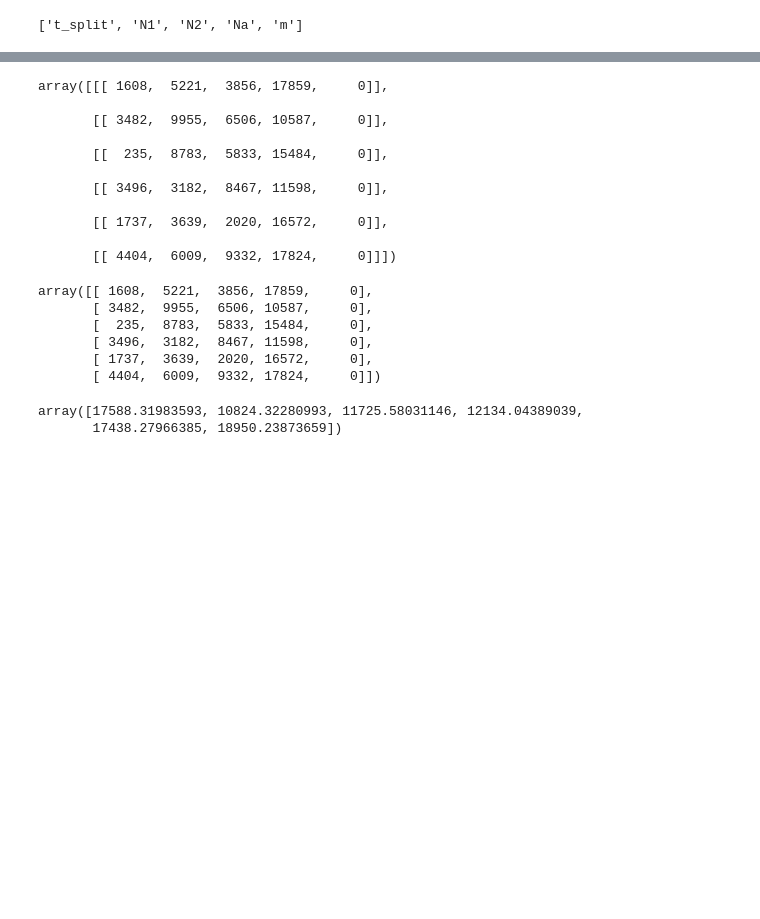
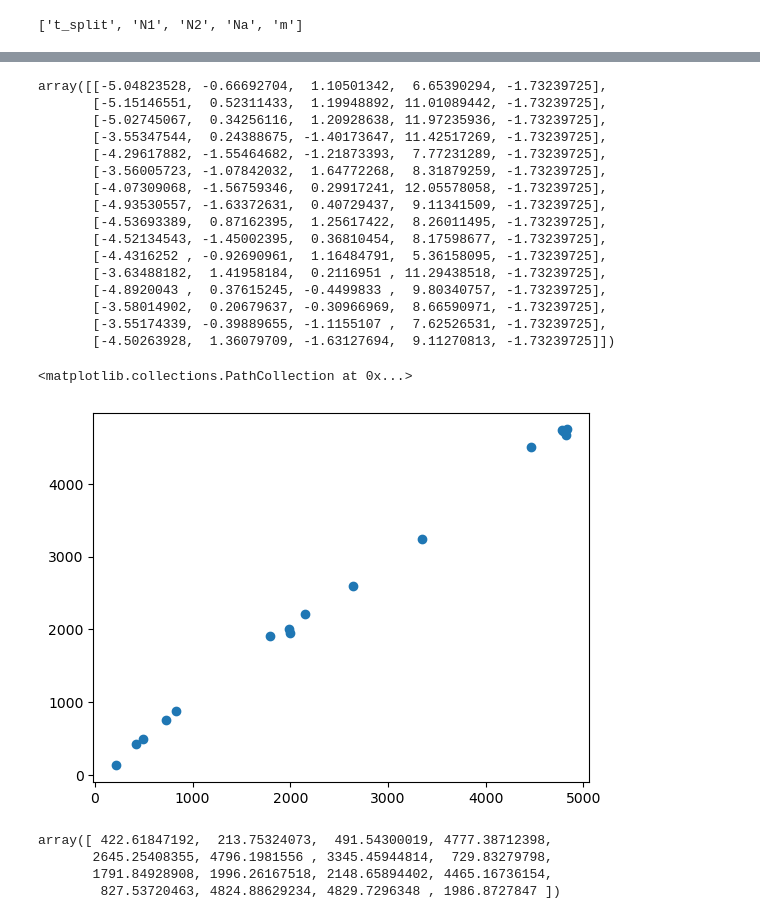
Before and after one commit to ak1376/Demographic_Inference, a Jupyter notebook: notebooks/debugging_MomentsLD.ipynb, the cells around one changed output, grey strips where cells are left out. Drawn from its saved outputs; the diff is of its cells as text; code cells hidden in the pictures; blank space fills up the shorter version.

Commit message:
MomentsLD Checkpoint and minor bug in ll

```diff
--- a/notebooks/debugging_MomentsLD.ipynb
+++ b/notebooks/debugging_MomentsLD.ipynb
@@ -322,7 +322,7 @@ sampled_params
 {'t_split': 3371, 'N1': 2274, 'N2': 8321, 'Na': 18377, 'm': 0}
 # %%
 import pickle
-with open('/sietch_colab/akapoor/Demographic_Inference/split_isolation_model_seed_42/sims/sims_pretrain_12_sims_inference_1_seed_42_num_replicates_10_top_values_5/preprocessing_results_obj.pkl', 'rb') as f:
+with open('/sietch_colab/akapoor/Demographic_Inference/split_isolation_model_seed_42/sims/sims_pretrain_20_sims_inference_1_seed_42_num_replicates_2_top_values_1/preprocessing_results_obj.pkl', 'rb') as f:
     data = pickle.load(f)
 # %%
 data.keys()
@@ -335,14 +364,19 @@ data['parameter_names']
 # %%
-data['training']['targets'][:,0,:,:]
+snn_results['training']['targets']
 # %% [output]
-array([[[ 1608,  5221,  3856, 17859,     0]],
-
-       [[ 3482,  9955,  6506, 10587,     0]],
-
-       [[  235,  8783,  5833, 15484,     0]],
-
-       [[ 3496,  3182,  8467, 11598,     0]],
-
-       [[ 1737,  3639,  2020, 16572,     0]],
-
-       [[ 4404,  6009,  9332, 17824,     0]]])
+array([[-5.04823528, -0.66692704,  1.10501342,  6.65390294, -1.73239725],
+       [-5.15146551,  0.52311433,  1.19948892, 11.01089442, -1.73239725],
+       [-5.02745067,  0.34256116,  1.20928638, 11.97235936, -1.73239725],
+       [-3.55347544,  0.24388675, -1.40173647, 11.42517269, -1.73239725],
+       [-4.29617882, -1.55464682, -1.21873393,  7.77231289, -1.73239725],
+       [-3.56005723, -1.07842032,  1.64772268,  8.31879259, -1.73239725],
+       [-4.07309068, -1.56759346,  0.29917241, 12.05578058, -1.73239725],
+       [-4.93530557, -1.63372631,  0.40729437,  9.11341509, -1.73239725],
+       [-4.53693389,  0.87162395,  1.25617422,  8.26011495, -1.73239725],
+       [-4.52134543, -1.45002395,  0.36810454,  8.17598677, -1.73239725],
+       [-4.4316252 , -0.92690961,  1.16484791,  5.36158095, -1.73239725],
+       [-3.63488182,  1.41958184,  0.2116951 , 11.29438518, -1.73239725],
+       [-4.8920043 ,  0.37615245, -0.4499833 ,  9.80340757, -1.73239725],
+       [-3.58014902,  0.20679637, -0.30966969,  8.66590971, -1.73239725],
+       [-3.55174339, -0.39889655, -1.1155107 ,  7.62526531, -1.73239725],
+       [-4.50263928,  1.36079709, -1.63127694,  9.11270813, -1.73239725]])
@@ -353,14 +383,14 @@ training_targets= np.load('/sietch_colab/akapoor/Demographic_Inference/split_iso
-# %%
-training_targets
-# %% [output]
-array([[ 1608,  5221,  3856, 17859,     0],
-       [ 3482,  9955,  6506, 10587,     0],
-       [  235,  8783,  5833, 15484,     0],
-       [ 3496,  3182,  8467, 11598,     0],
-       [ 1737,  3639,  2020, 16572,     0],
-       [ 4404,  6009,  9332, 17824,     0]])
-# %%
-training_features[:,-1]
-# %% [output]
-array([17588.31983593, 10824.32280993, 11725.58031146, 12134.04389039,
-       17438.27966385, 18950.23873659])
+# %%
+import matplotlib.pyplot as plt
+plt.figure()
+plt.scatter(data['training']['momentsLD_predictions'][:,2], np.squeeze(data['training']['targets'])[:,0])
+# %% [output]
+<matplotlib.collections.PathCollection at 0x...>
+[figure, added]
+# %%
+data['training']['momentsLD_predictions'][:,2]
+# %% [output]
+array([ 422.61847192,  213.75324073,  491.54300019, 4777.38712398,
+       2645.25408355, 4796.1981556 , 3345.45944814,  729.83279798,
+       1791.84928908, 1996.26167518, 2148.65894402, 4465.16736154,
+        827.53720463, 4824.88629234, 4829.7296348 , 1986.8727847 ])
```
Also changed, not shown: parts of 26 cells of this notebook, 4 other files.
